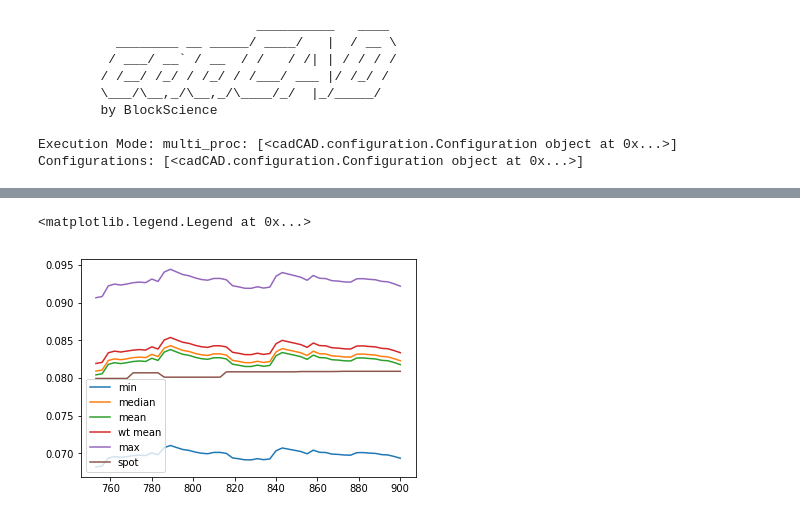
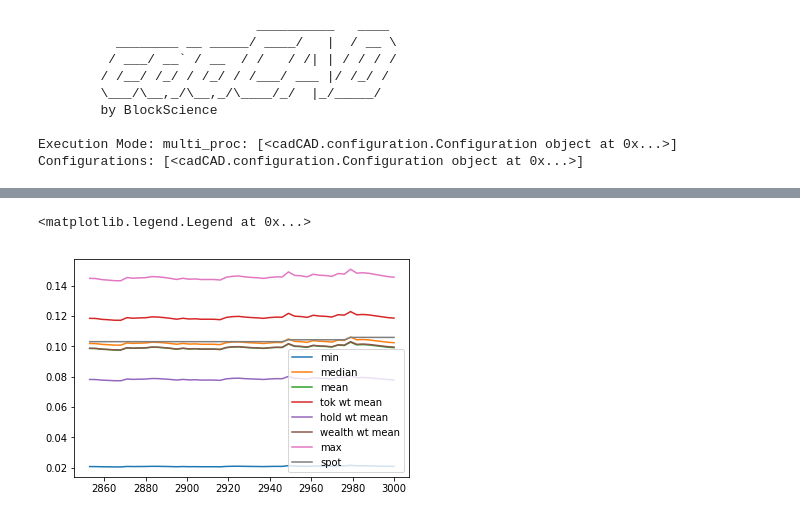
Before and after one commit to BlockScience/conviction, a Jupyter notebook: abc_sim.ipynb, the cells around one changed output, grey strips where cells are left out. Saved outputs shown, nothing was run; the diff lists cells and outputs as text; code cells hidden in the pictures.

```diff
--- a/abc_sim.ipynb
+++ b/abc_sim.ipynb
@@ -309,7 +350,7 @@ partial_state_update_blocks = [
     }
 ]
 # %%
-time_periods_per_run = 300
+time_periods_per_run = 1000
 monte_carlo_runs = 1
 
 from cadCAD.configuration.utils import config_sim
@@ -402,6 +440,14 @@ rdf = df[df.substep == 3].copy()
 # %%
 rdf['token_wts'] = (rdf.tokens/rdf.supply)
 rdf['wt_mean_price'] = (rdf.token_wts*rdf.prices).apply(sum)
+# %%
+rdf['holding_wts'] = (rdf.holdings/rdf.holdings.apply(sum))
+rdf['h_wt_mean_price'] = (rdf.holding_wts*rdf.prices).apply(sum)
+# %%
+rdf['wealth'] = rdf.holdings + rdf.spot_price*rdf.tokens
+# %%
+rdf['wealth_wts'] = rdf.wealth/rdf.wealth.apply(sum)
+rdf['w_wt_mean_price'] = (rdf.wealth_wts*rdf.prices).apply(sum)
 # %%
 rdf.prices.apply(np.min).plot()
 rdf.prices.apply(np.median).plot()
@@ -450,13 +526,14 @@ rdf.est_err.plot(logy=True)
 # %%
-#tail T
 T = 50
 rdf.tail(T).prices.apply(np.min).plot()
 rdf.tail(T).prices.apply(np.median).plot()
 rdf.tail(T).prices.apply(np.mean).plot()
 rdf.tail(T).wt_mean_price.plot()
+rdf.tail(T).h_wt_mean_price.plot()
+rdf.tail(T).w_wt_mean_price.plot()
 rdf.tail(T).prices.apply(np.max).plot()
 rdf.tail(T).spot_price.plot()
-plt.legend(['min', 'median','mean','wt mean','max', 'spot'])
+plt.legend(['min', 'median','mean','tok wt mean','hold wt mean','wealth wt mean','max', 'spot'])
 # %% [output]
 <matplotlib.legend.Legend at 0x...>
-[figure, old version]
+[figure, new version]
```
Also changed, not shown: parts of 50 cells of this notebook, 3 other files.
